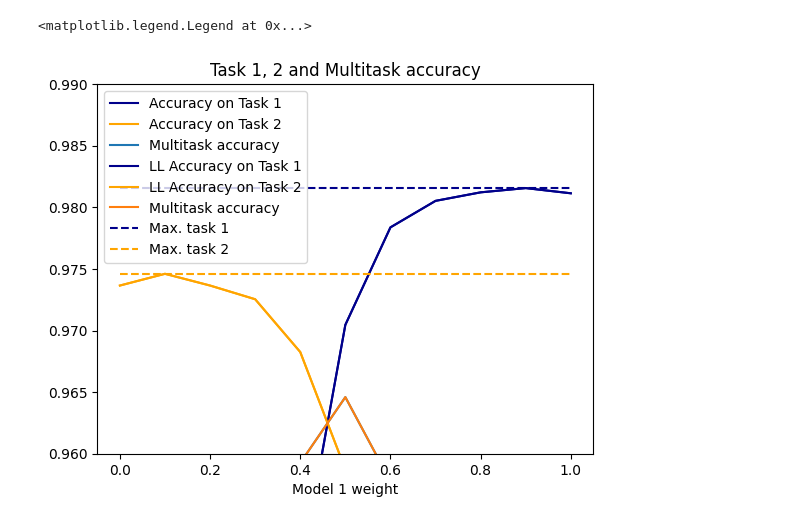
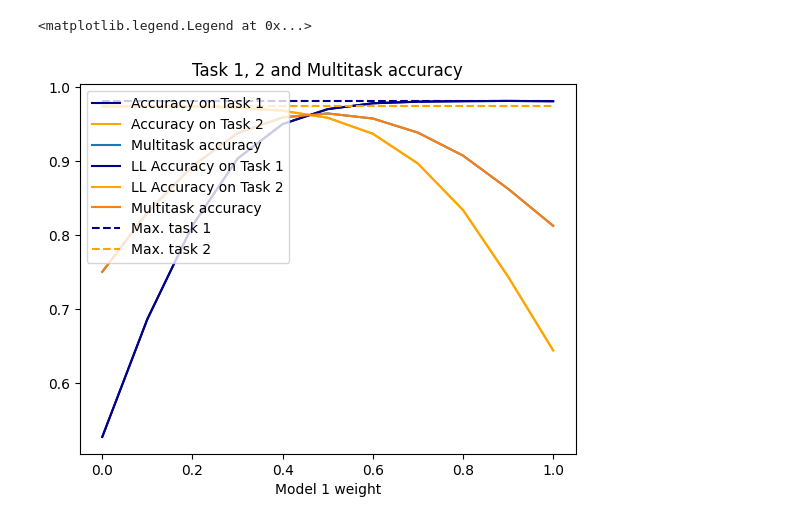
Before and after one commit to dennis-grinwald/task_vectors, a Jupyter notebook: analysis/accs.ipynb, the cells around one changed output. Drawn from its saved outputs; the diff is of its cells as text; code cells hidden in the pictures.

```diff
--- a/analysis/accs.ipynb
+++ b/analysis/accs.ipynb
@@ -29,34 +29,34 @@ plt.plot(
 plt.plot(
     cleaned_keys,
     np.array(list(test_acc_dict.values()))[:,0], color='darkblue', label='LL Accuracy on Task 1'
 )
 plt.plot(
     cleaned_keys,
     np.array(list(test_acc_dict.values()))[:,1], color='orange', label='LL Accuracy on Task 2'
 )
 plt.plot(
     cleaned_keys,
     np.array(list(test_acc_dict.values()))[:,2], label='Multitask accuracy'
 )
 
 plt.hlines(
     max(np.array(list(test_acc_dict.values()))[:,0]), 0,1.0, color='darkblue', linestyle='--', label='Max. task 1'
 )
 plt.hlines(
     max(np.array(list(test_acc_dict.values()))[:,1]), 0,1.0, color='orange', linestyle='--', label='Max. task 2'
 )
 plt.xlabel(
     'Model 1 weight'
 )
-plt.ylim(
-    0.96,0.99
-)
+# plt.ylim(
+#     0.96,0.99
+# )
 plt.title(
     'Task 1, 2 and Multitask accuracy'
 )
 plt.legend(
     loc='upper left'
 )
 # %% [output]
 <matplotlib.legend.Legend at 0x...>
-[figure, old version]
+[figure, new version]
```
Also changed, not shown: 4 other files.
